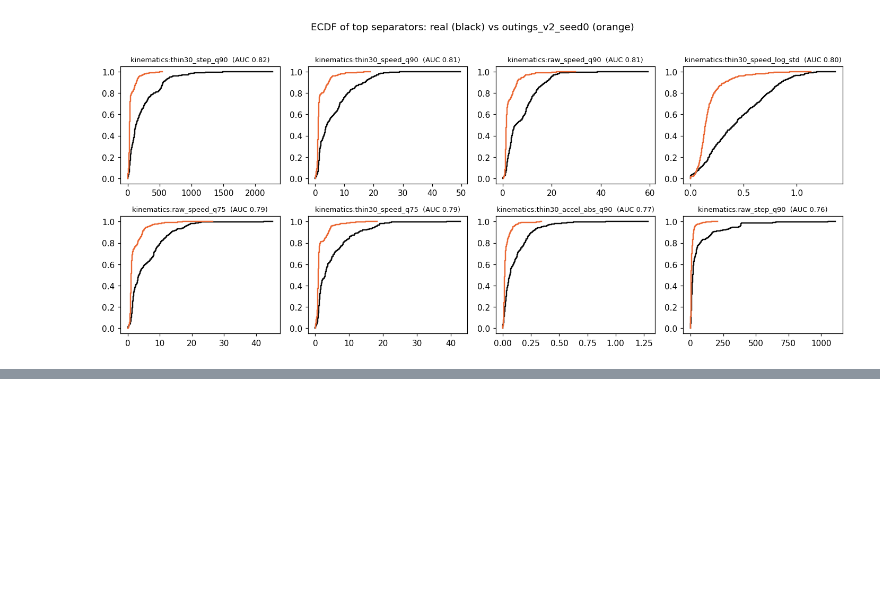
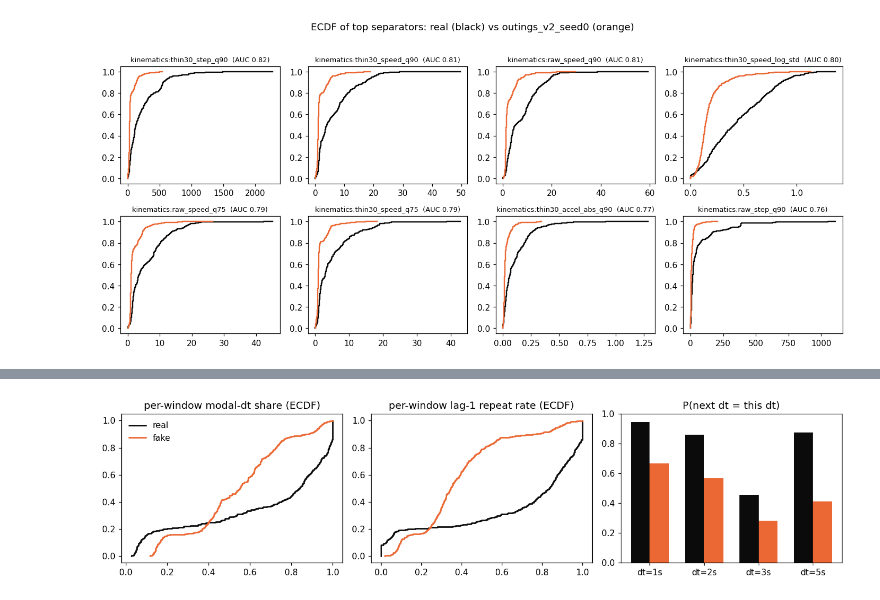
Before and after one commit to nadav-grossaug/twin, a Jupyter notebook: src/algorithms/algo_aim/geolife/eval/notebooks/viz_discriminator.ipynb, the cells around one changed output, grey strips where cells are left out. Saved outputs shown, nothing was run; the diff lists cells and outputs as text; code cells hidden in the pictures; blank space fills up the shorter version.

```diff
--- a/src/algorithms/algo_aim/geolife/eval/notebooks/viz_discriminator.ipynb
+++ b/src/algorithms/algo_aim/geolife/eval/notebooks/viz_discriminator.ipynb
@@ -245,0 +318,20 @@ map group can be deprioritised - it separates barely and the model ignores it.
+# %%
+fig, axes = plt.subplots(1, 3, figsize=(12.5, 3.2))
+for vals, c, lab in ((rms, "#0b0b0b", "real"), (fms, "#eb6834", "fake")):
+    axes[0].step(np.sort(vals), np.linspace(0, 1, len(vals)), color=c, lw=1.8, label=lab)
+axes[0].set_title("per-window modal-dt share (ECDF)"); axes[0].legend(frameon=False)
+for vals, c in ((rpe, "#0b0b0b"), (fpe, "#eb6834")):
+    axes[1].step(np.sort(vals), np.linspace(0, 1, len(vals)), color=c, lw=1.8)
+axes[1].set_title("per-window lag-1 repeat rate (ECDF)")
+vs = (1, 2, 3, 5)
+width = 0.35
+for off, (wins, c, lab) in ((-width/2, (rwin, "#0b0b0b", "real")), (width/2, (fwin, "#eb6834", "fake"))):
+    a = np.concatenate([np.rint(np.diff(w.t))[:-1] for w in wins])
+    b = np.concatenate([np.rint(np.diff(w.t))[1:] for w in wins])
+    p = [np.mean(b[a == v] == v) if np.sum(a == v) > 100 else np.nan for v in vs]
+    axes[2].bar(np.arange(len(vs)) + off, p, width, color=c, label=lab)
+axes[2].set_xticks(range(len(vs))); axes[2].set_xticklabels([f"dt={v}s" for v in vs])
+axes[2].set_title("P(next dt = this dt)"); axes[2].set_ylim(0, 1)
+plt.tight_layout()
+# %% [output]
+[figure, added]
```
Also changed, not shown: parts of 7 cells of this notebook, 5 other files.
